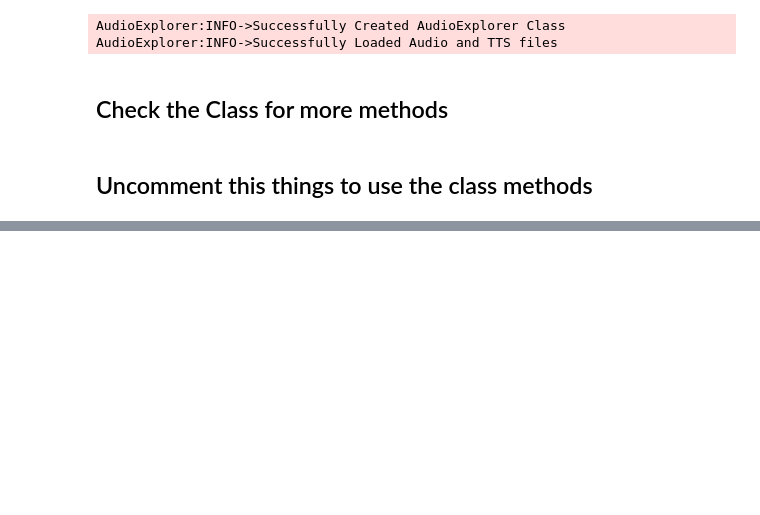
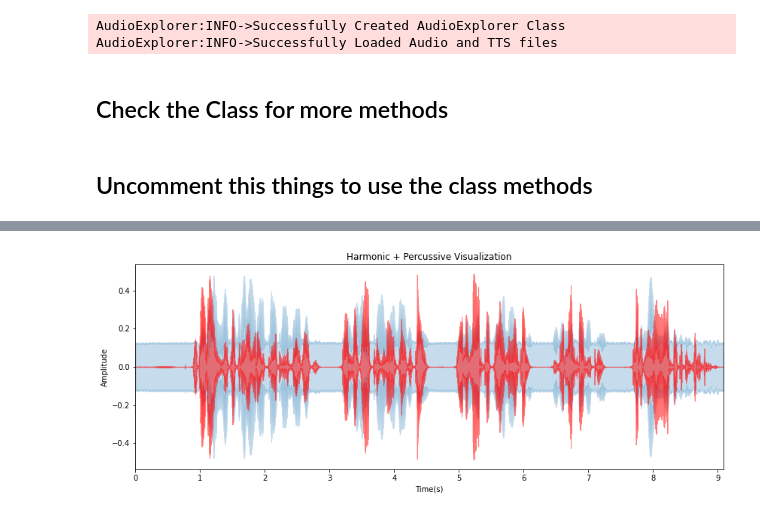
Before and after one commit to ItsDebol/AMH-STT, a Jupyter notebook: notebooks/AudioExploration.ipynb, the cells around one changed output, grey strips where cells are left out. Cells and saved outputs as stored; diff of their text form; code cells hidden in the pictures; blank space fills up the shorter version.

```diff
--- a/notebooks/AudioExploration.ipynb
+++ b/notebooks/AudioExploration.ipynb
@@ -45,0 +55,3 @@ ae.get_audio_info_with_tts().head(5)
+# %%
+ae.get_harmonic_percussive_visualization(0)
+# %% [output]
@@ -45,0 +59 @@ ae.get_audio_info_with_tts().head(5)
+[figure, added]
```
Also changed, not shown: parts of 13 cells of this notebook, 1 other file.
